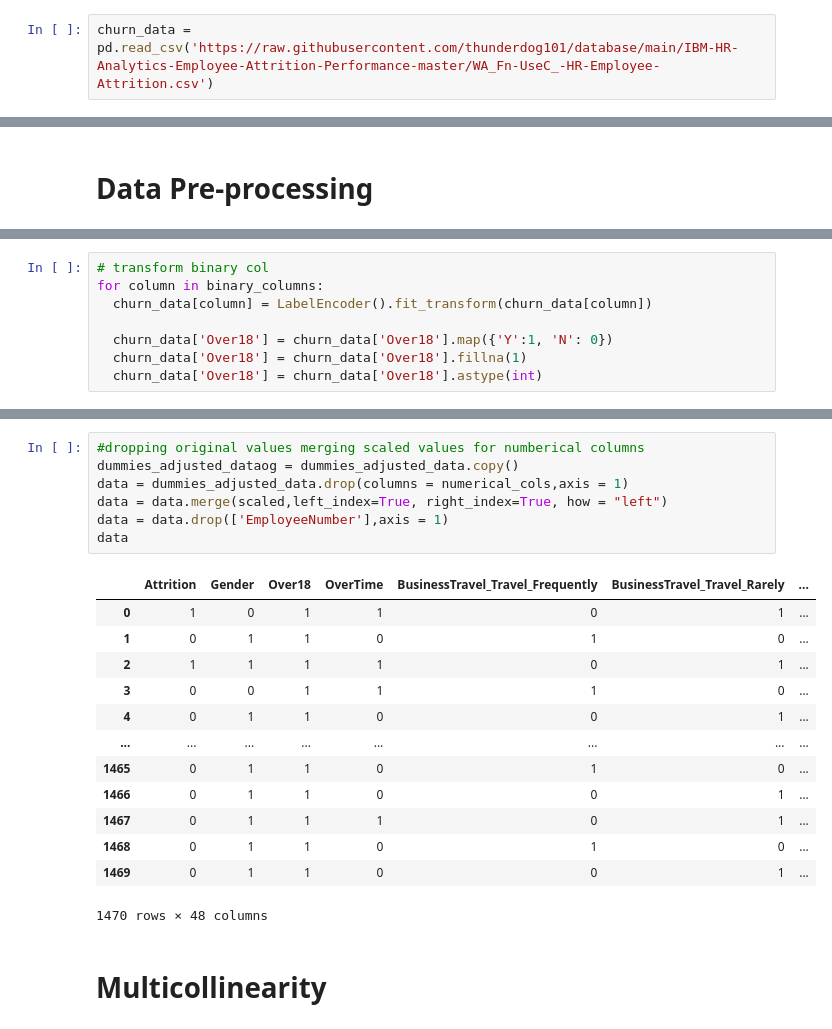
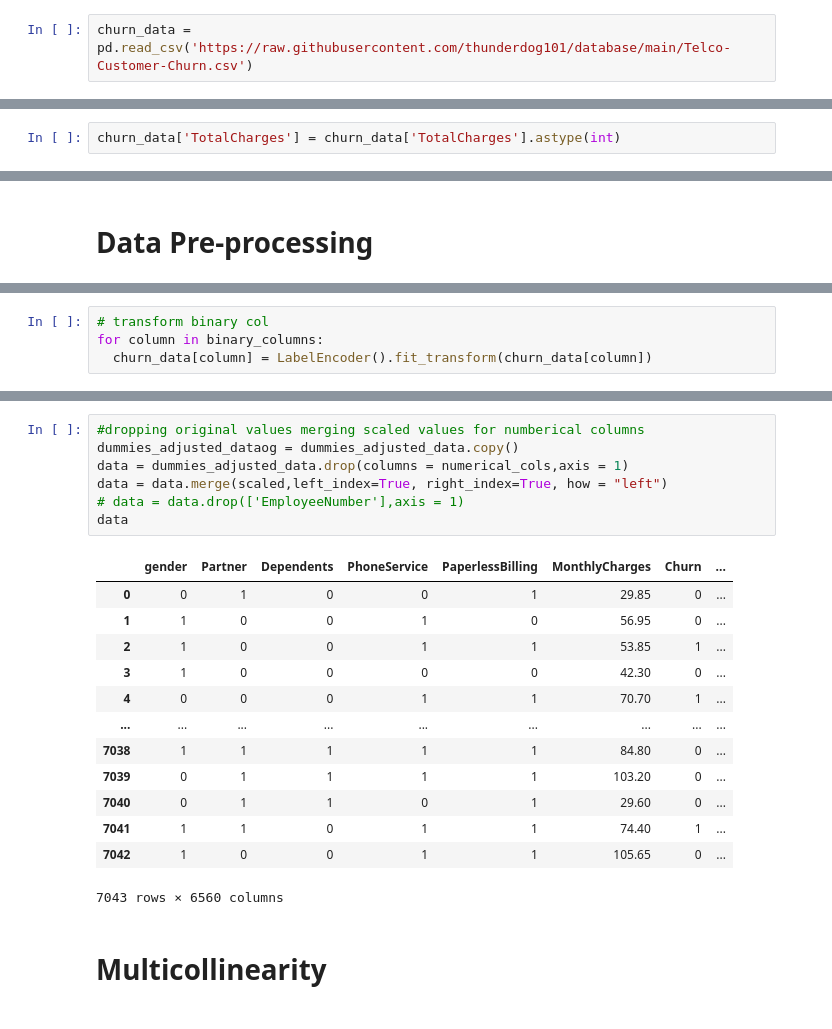
Before and after one commit to thunderdog101/Machine-Learning, a Jupyter notebook: TelecomChurn.ipynb, the cells around one changed output, grey strips where cells are left out. Cells and saved outputs as stored; diff of their text form.

```diff
--- a/TelecomChurn.ipynb
+++ b/TelecomChurn.ipynb
@@ -13,7 +13,7 @@ from sklearn.metrics import roc_curve
 from sklearn.metrics import roc_auc_score
 from sklearn.metrics import confusion_matrix
 # %%
-churn_data = pd.read_csv('https://raw.githubusercontent.com/thunderdog101/database/main/IBM-HR-Analytics-Employee-Attrition-Performance-master/WA_Fn-UseC_-HR-Employee-Attrition.csv')
+churn_data = pd.read_csv('https://raw.githubusercontent.com/thunderdog101/database/main/Telco-Customer-Churn.csv')
 # %%
 churn_data.head()
 # %% [output]
@@ -25,0 +26,2 @@ churn_data.head()
+# %%
+churn_data['TotalCharges'] = churn_data['TotalCharges'].astype(int)
@@ -104,10 +116,6 @@ binary_columns
 # transform binary col
 for column in binary_columns:
   churn_data[column] = LabelEncoder().fit_transform(churn_data[column])
-
-  churn_data['Over18'] = churn_data['Over18'].map({'Y':1, 'N': 0})
-  churn_data['Over18'] = churn_data['Over18'].fillna(1)
-  churn_data['Over18'] = churn_data['Over18'].astype(int)
 # %%
 churn_data.head()
 # %% [output]
@@ -158,24 +164,24 @@ scaled
 # %%
 #dropping original values merging scaled values for numberical columns
 dummies_adjusted_dataog = dummies_adjusted_data.copy()
 data = dummies_adjusted_data.drop(columns = numerical_cols,axis = 1)
 data = data.merge(scaled,left_index=True, right_index=True, how = "left")
-data = data.drop(['EmployeeNumber'],axis = 1)
+# data = data.drop(['EmployeeNumber'],axis = 1)
 data
 # %% [output]
-|  | Attrition | Gender | Over18 | OverTime | BusinessTravel_Travel_Frequently | BusinessTravel_Travel_Rarely | ... |
-| 0 | 1 | 0 | 1 | 1 | 0 | 1 | ... |
-| 1 | 0 | 1 | 1 | 0 | 1 | 0 | ... |
-| 2 | 1 | 1 | 1 | 1 | 0 | 1 | ... |
-| 3 | 0 | 0 | 1 | 1 | 1 | 0 | ... |
-| 4 | 0 | 1 | 1 | 0 | 0 | 1 | ... |
-| ... | ... | ... | ... | ... | ... | ... | ... |
-| 1465 | 0 | 1 | 1 | 0 | 1 | 0 | ... |
-| 1466 | 0 | 1 | 1 | 0 | 0 | 1 | ... |
-| 1467 | 0 | 1 | 1 | 1 | 0 | 1 | ... |
-| 1468 | 0 | 1 | 1 | 0 | 1 | 0 | ... |
-| 1469 | 0 | 1 | 1 | 0 | 0 | 1 | ... |
+|  | gender | Partner | Dependents | PhoneService | PaperlessBilling | MonthlyCharges | Churn | ... |
+| 0 | 0 | 1 | 0 | 0 | 1 | 29.85 | 0 | ... |
+| 1 | 1 | 0 | 0 | 1 | 0 | 56.95 | 0 | ... |
+| 2 | 1 | 0 | 0 | 1 | 1 | 53.85 | 1 | ... |
+| 3 | 1 | 0 | 0 | 0 | 0 | 42.30 | 0 | ... |
+| 4 | 0 | 0 | 0 | 1 | 1 | 70.70 | 1 | ... |
+| ... | ... | ... | ... | ... | ... | ... | ... | ... |
+| 7038 | 1 | 1 | 1 | 1 | 1 | 84.80 | 0 | ... |
+| 7039 | 0 | 1 | 1 | 1 | 1 | 103.20 | 0 | ... |
+| 7040 | 0 | 1 | 1 | 0 | 1 | 29.60 | 0 | ... |
+| 7041 | 1 | 1 | 0 | 1 | 1 | 74.40 | 1 | ... |
+| 7042 | 1 | 0 | 0 | 1 | 1 | 105.65 | 0 | ... |
-1470 rows × 48 columns
+7043 rows × 6560 columns
 # %% [markdown]
 # Multicollinearity
 # %%
```
Also changed, not shown: parts of 17 cells of this notebook.
